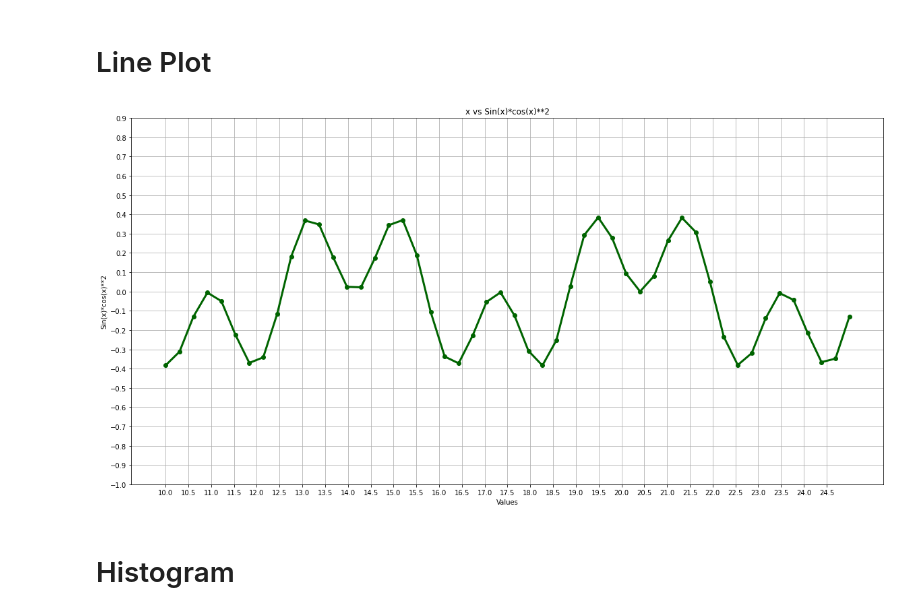
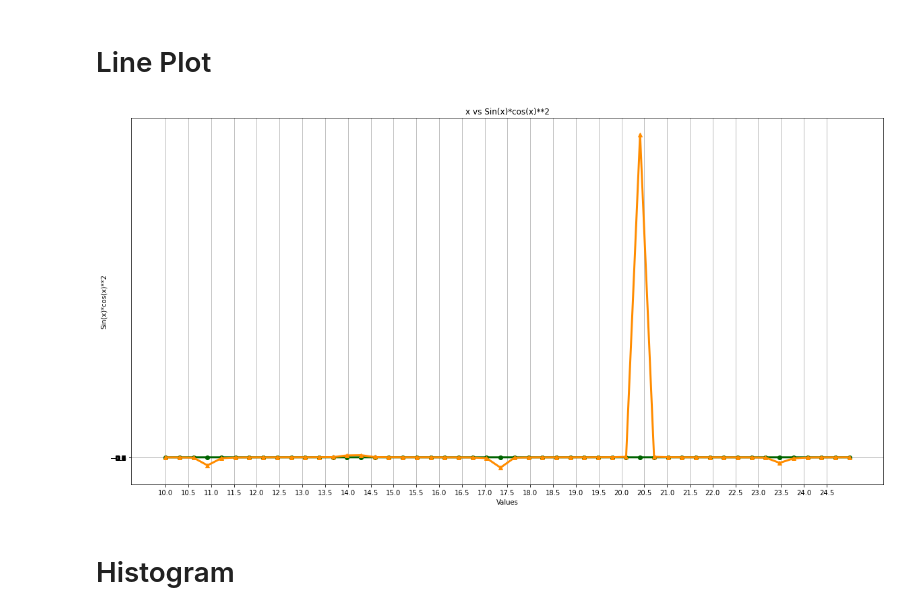
Before and after one commit to Swagata04/MLDS, a Jupyter notebook: HRV/DataScience/Dtavisualisation/dataviz.ipynb, the cells around one changed output. Drawn from its saved outputs; the diff is of its cells as text; code cells hidden in the pictures.

```diff
--- a/HRV/DataScience/Dtavisualisation/dataviz.ipynb
+++ b/HRV/DataScience/Dtavisualisation/dataviz.ipynb
@@ -5,20 +5,22 @@ import numpy as np
 # %%
 x = np.linspace(10, 25)
 y = np.sin(x) * np.cos(x)**2
+z = np.sin(x)/np.cos(x)**2
 # %% [markdown]
 # Line Plot
 # %%
 plt.figure(1, figsize=(20, 10))
-plt.plot(x,y, color ="darkgreen", marker="o", linewidth=3)
+plt.plot(x,y, color ="darkgreen", marker="o", linewidth=3, label='Sin wave')
+plt.plot(x,z, color ="darkorange", marker="^", linewidth=3, label='Z wave')
 plt.xlabel("Values")
 plt.ylabel("Sin(x)*cos(x)**2")
 plt.grid(True)
 plt.title("x vs Sin(x)*cos(x)**2")
 plt.xticks(np.arange(10,25, 0.5))
 plt.yticks(np.arange(-1,1, 0.1))
 plt.show()
 # %% [output]
-[figure, old version]
+[figure, new version]
 # %% [markdown]
 # Histogram
 # %%
```
Also changed, not shown: parts of 10 cells of this notebook, 3 other files.
